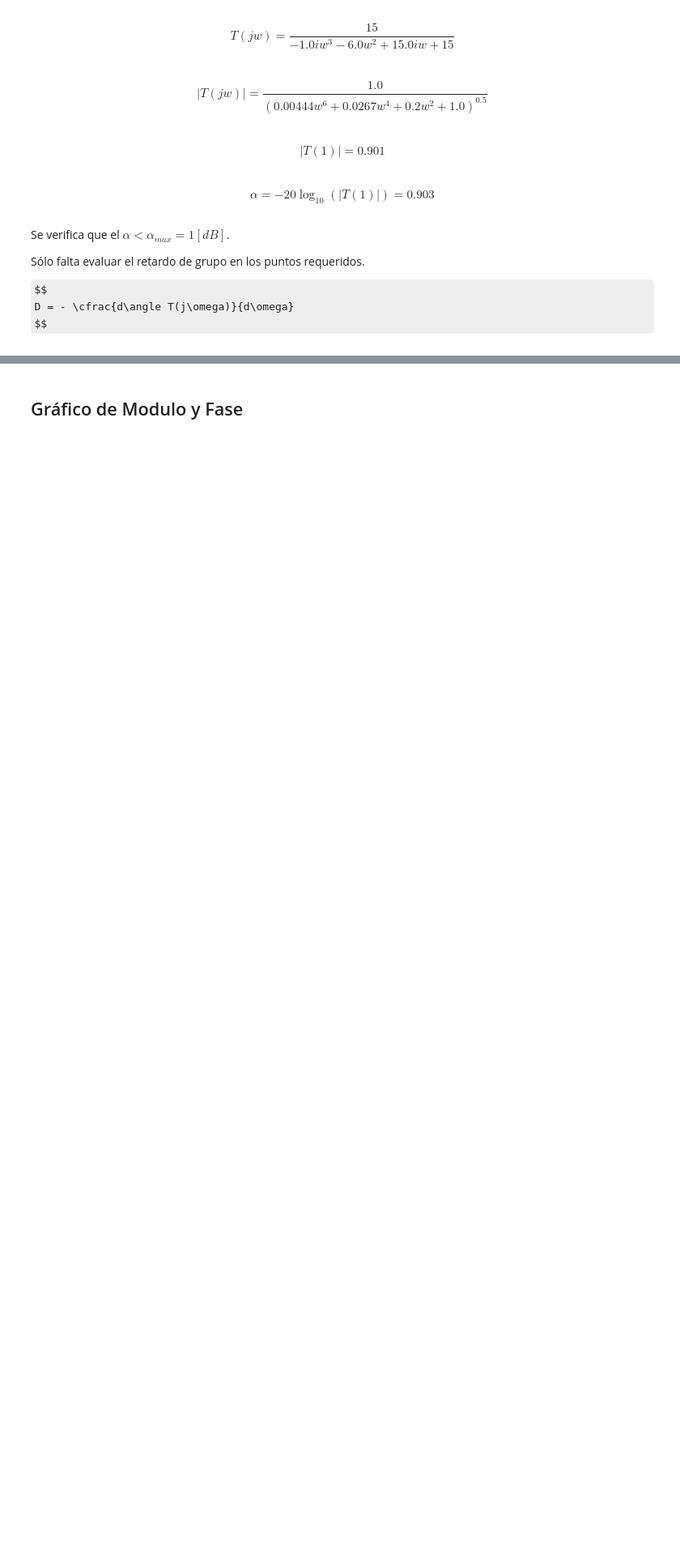
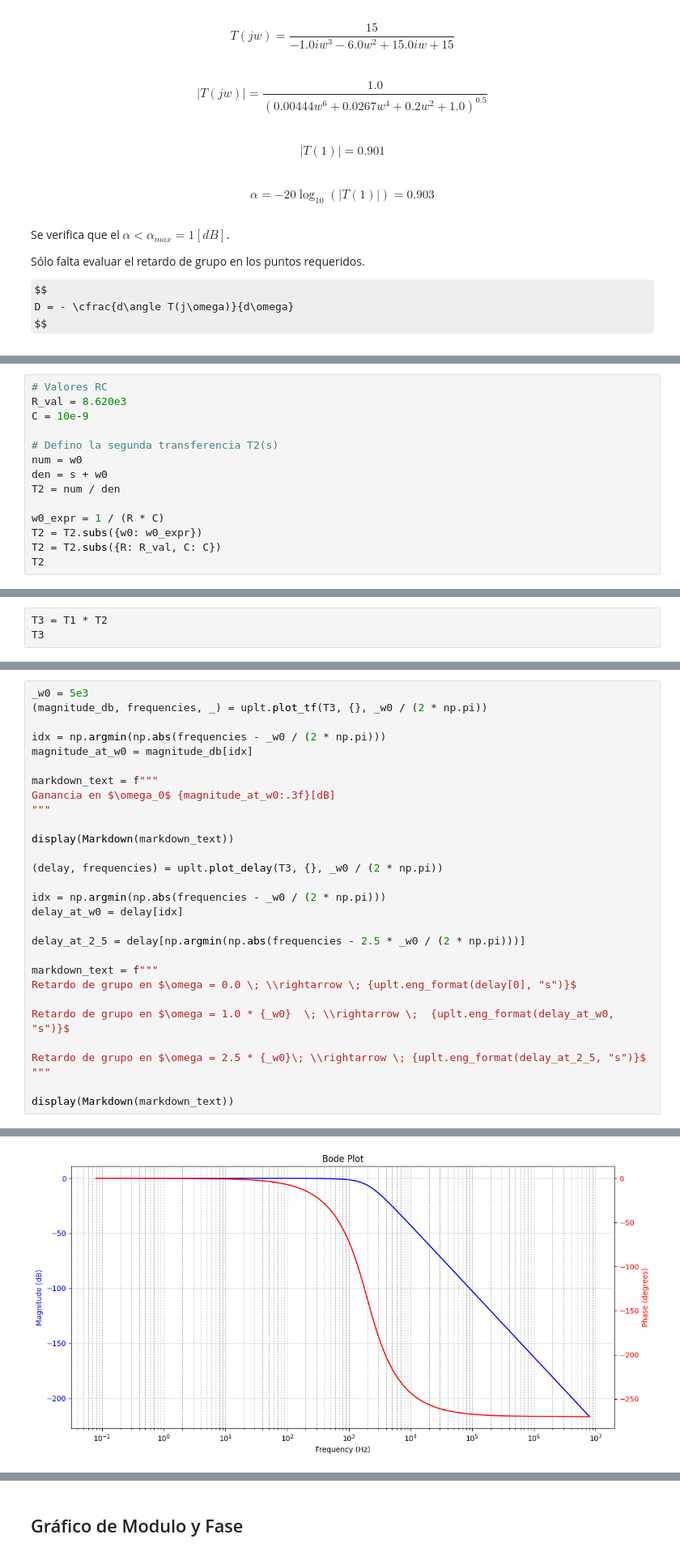
Before and after one commit to fborello-lambda/TC2-2025, a Jupyter notebook: TS5/TS5.ipynb, the cells around one changed output, grey strips where cells are left out. Shown: that part at 81% size. Saved outputs shown, nothing was run; the diff lists cells and outputs as text; some formulas as TeX source; blank space fills up the shorter version.

```diff
--- a/TS5/TS5.ipynb
+++ b/TS5/TS5.ipynb
@@ -252,0 +475,14 @@ $$H_{2}(s) = \frac{0.431}{1.0 s + 0.431}$$
+# %%
+# Valores RC
+R_val = 8.620e3
+C = 10e-9
+
+# Defino la segunda transferencia T2(s)
+num = w0
+den = s + w0
+T2 = num / den
+
+w0_expr = 1 / (R * C)
+T2 = T2.subs({w0: w0_expr})
+T2 = T2.subs({R: R_val, C: C})
+T2
@@ -252,0 +491,3 @@ $$H_{2}(s) = \frac{0.431}{1.0 s + 0.431}$$
+# %%
+T3 = T1 * T2
+T3
@@ -252,0 +496,30 @@ $$H_{2}(s) = \frac{0.431}{1.0 s + 0.431}$$
+# %%
+_w0 = 5e3
+(magnitude_db, frequencies, _) = uplt.plot_tf(T3, {}, _w0 / (2 * np.pi))
+
+idx = np.argmin(np.abs(frequencies - _w0 / (2 * np.pi)))
+magnitude_at_w0 = magnitude_db[idx]
+
+markdown_text = f"""
+Ganancia en $\omega_0$ {magnitude_at_w0:.3f}[dB]
+"""
+
+display(Markdown(markdown_text))
+
+(delay, frequencies) = uplt.plot_delay(T3, {}, _w0 / (2 * np.pi))
+
+idx = np.argmin(np.abs(frequencies - _w0 / (2 * np.pi)))
+delay_at_w0 = delay[idx]
+
+delay_at_2_5 = delay[np.argmin(np.abs(frequencies - 2.5 * _w0 / (2 * np.pi)))]
+
+markdown_text = f"""
+Retardo de grupo en $\omega = 0.0 \; \\rightarrow \; {uplt.eng_format(delay[0], "s")}$
+
+Retardo de grupo en $\omega = 1.0 * {_w0}  \; \\rightarrow \;  {uplt.eng_format(delay_at_w0, "s")}$
+
+Retardo de grupo en $\omega = 2.5 * {_w0}\; \\rightarrow \; {uplt.eng_format(delay_at_2_5, "s")}$
+"""
+
+display(Markdown(markdown_text))
+# %% [output]
@@ -252,0 +527 @@ $$H_{2}(s) = \frac{0.431}{1.0 s + 0.431}$$
+[figure, added]
```
Also changed, not shown: parts of 18 cells of this notebook, 3 other files.
